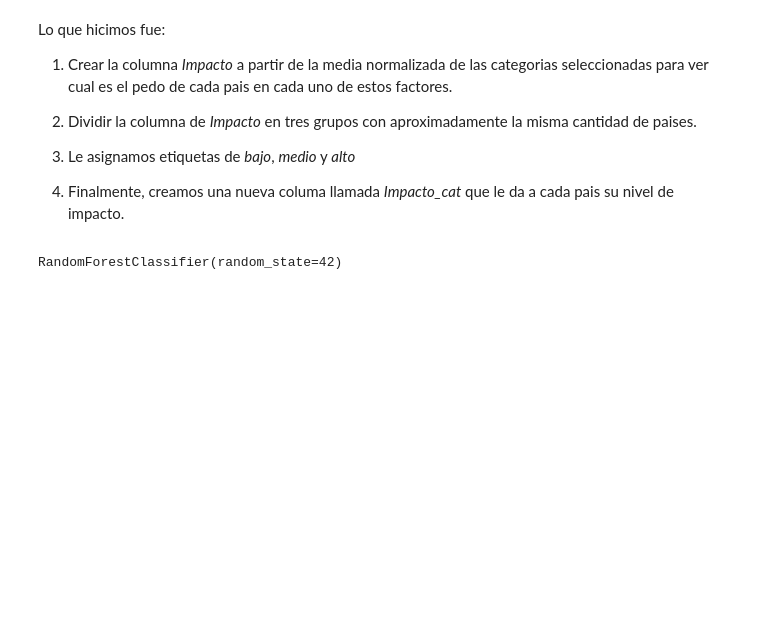
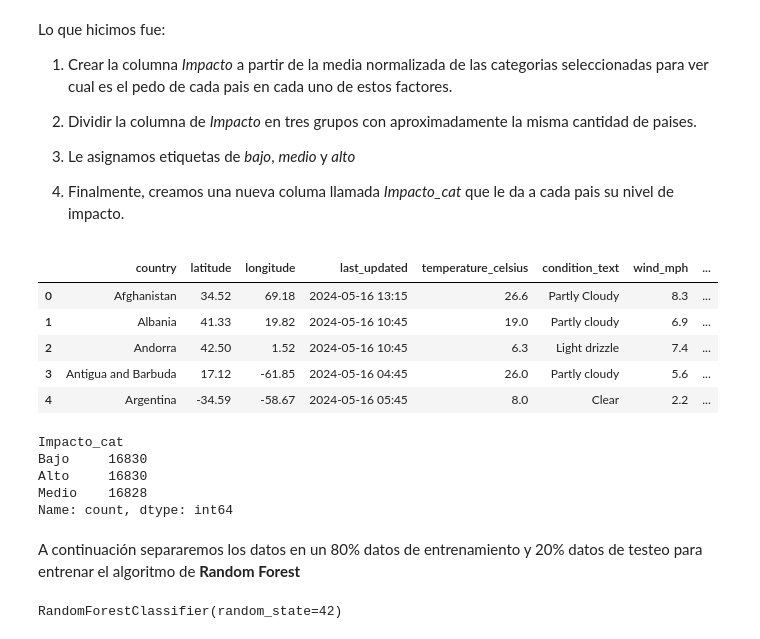
Before and after one commit to BelenUrdangarin/Integrador-Urdangarin---Olivera, a Jupyter notebook: Olivera_Urdangarin_Integrador_(Pre_entrega_3).ipynb, the cells around one changed output. Drawn from its saved outputs; the diff is of its cells as text; code cells hidden in the pictures; blank space fills up the shorter version.

```diff
--- a/Olivera_Urdangarin_Integrador_(Pre_entrega_3).ipynb
+++ b/Olivera_Urdangarin_Integrador_(Pre_entrega_3).ipynb
@@ -70,6 +77,26 @@ Lo que hicimos fue:
 3. Le asignamos etiquetas de *bajo*, *medio* y *alto*
 
 4. Finalmente, creamos una nueva columa llamada *Impacto_cat* que le da a cada pais su nivel de impacto.
+# %%
+clim_pais_fil.head() #Comprobamos la creacion de la columna
+# %% [output]
+|  | country | latitude | longitude | last_updated | temperature_celsius | condition_text | wind_mph | ... |
+| 0 | Afghanistan | 34.52 | 69.18 | 2024-05-16 13:15 | 26.6 | Partly Cloudy | 8.3 | ... |
+| 1 | Albania | 41.33 | 19.82 | 2024-05-16 10:45 | 19.0 | Partly cloudy | 6.9 | ... |
+| 2 | Andorra | 42.50 | 1.52 | 2024-05-16 10:45 | 6.3 | Light drizzle | 7.4 | ... |
+| 3 | Antigua and Barbuda | 17.12 | -61.85 | 2024-05-16 04:45 | 26.0 | Partly cloudy | 5.6 | ... |
+| 4 | Argentina | -34.59 | -58.67 | 2024-05-16 05:45 | 8.0 | Clear | 2.2 | ... |
+# %%
+cont= clim_pais_fil['Impacto_cat'].value_counts()
+print(cont) #Chequemos la cantidad de datos por categoria
+# %% [output]
+Impacto_cat
+Bajo     16830
+Alto     16830
+Medio    16828
+Name: count, dtype: int64
+# %% [markdown]
+A continuación separaremos los datos en un 80% datos de entrenamiento y 20% datos de testeo para entrenar el algoritmo de **Random Forest**
 # %%
 X = clim_pais_fil[cols] #Determinamos las variables seleccionadas
 y = clim_pais_fil['Impacto_cat'] #Y las objetivo
```
Also changed, not shown: parts of 9 cells of this notebook.
